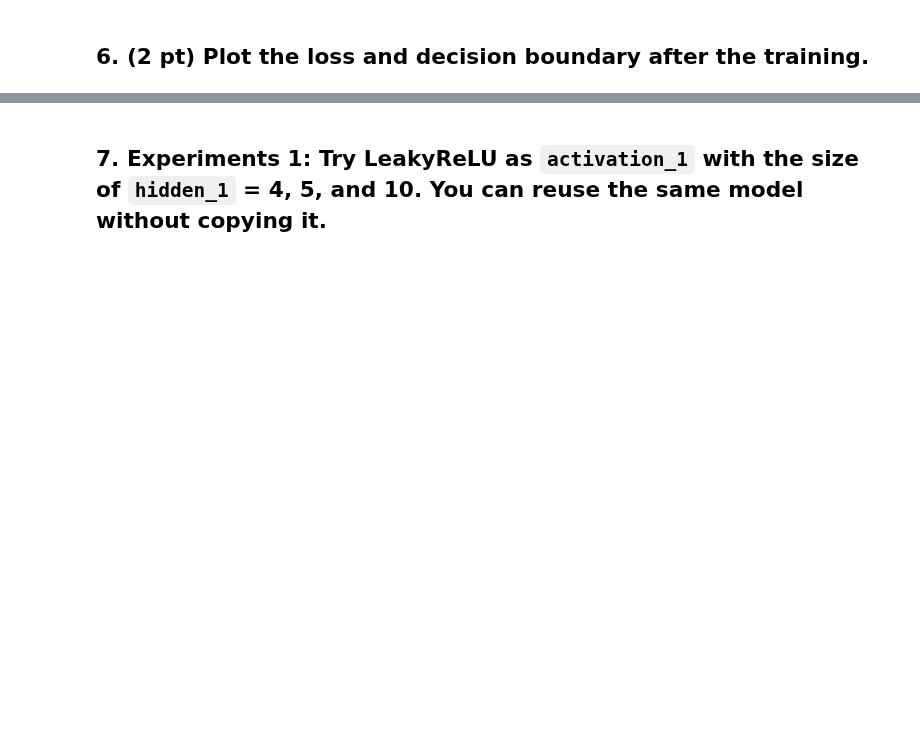
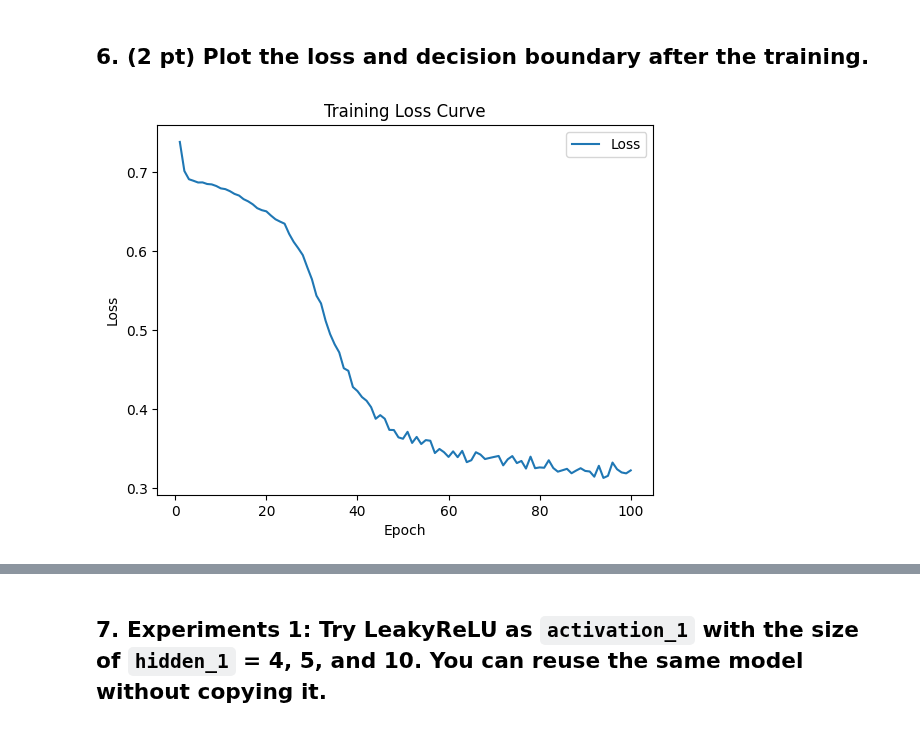
Before and after one commit to Nick-Azzarano/Machine-Learning-Practice, a Jupyter notebook: Spring2025/Homeworks/HW10_Azzarano_Nick.ipynb, the cells around one changed output, grey strips where cells are left out. Cells and saved outputs as stored; diff of their text form; code cells hidden in the pictures; blank space fills up the shorter version.

```diff
--- a/Spring2025/Homeworks/HW10_Azzarano_Nick.ipynb
+++ b/Spring2025/Homeworks/HW10_Azzarano_Nick.ipynb
@@ -112,7 +103,7 @@ array([ 1.20444229e+00,  1.58709904e-01,  9.52471960e-02,  3.49178475e-01,
 # %% [markdown]
 ## 2. (1 pt) Create DataLoader object.
 # %%
-data_loader = DataLoader(data, batch_size=10)
+data_loader = DataLoader(data, batch_size=16, shuffle=True)
 # %%
 for x_batch, y_batch in data_loader:
   print(x_batch.shape, y_batch.shape)
@@ -172,3 +182,4 @@ loss_fn = BCELoss()
 # %%
+# Initialize the optimizer
 from torch.optim import Adam
-optimizer = Adam(model.parameters(), lr=0.01)
+optimizer = Adam(my_model.parameters(), lr=0.01)
@@ -186,0 +186,4 @@ RuntimeError: mat1 and mat2 shapes cannot be multiplied (1x10 and 1x5)
+# %%
+for batch in data_loader:
+  x_batch, y_batch = batch
+  print(x_batch.shape, y_batch.shape)
@@ -186,0 +204,26 @@ RuntimeError: mat1 and mat2 shapes cannot be multiplied (1x10 and 1x5)
+# %%
+# Initialize a list to store the loss for each epoch
+loss_history = []
+
+# Training loop
+epochs = 100  # Number of epochs
+for epoch in range(epochs):
+    epoch_loss = 0.0
+    for batch in tqdm(data_loader, desc=f"Epoch {epoch+1}/{epochs}"):
+        x_batch, y_batch = batch
+
+        # Forward pass
+        predictions = my_model.forward(x_batch)
+        loss = loss_fn(predictions, y_batch)
+
+        # Backward pass
+        optimizer.zero_grad()
+        loss.backward()
+        optimizer.step()
+
+        # Accumulate loss
+        epoch_loss += loss.item()
+
+    # Store the average loss for this epoch
+    loss_history.append(epoch_loss / len(data_loader))
+    print(f"Epoch {epoch+1}, Loss: {epoch_loss:.4f}")
@@ -189,2 +273,12 @@ RuntimeError: mat1 and mat2 shapes cannot be multiplied (1x10 and 1x5)
 # %% [markdown]
 ## 6. (2 pt) Plot the loss and decision boundary after the training.
+# %%
+# Plot the loss curve
+plt.plot(range(1, epochs + 1), loss_history, label="Loss")
+plt.xlabel("Epoch")
+plt.ylabel("Loss")
+plt.title("Training Loss Curve")
+plt.legend()
+plt.show()
+# %% [output]
+[figure, added]
```
Also changed, not shown: parts of 19 cells of this notebook.
